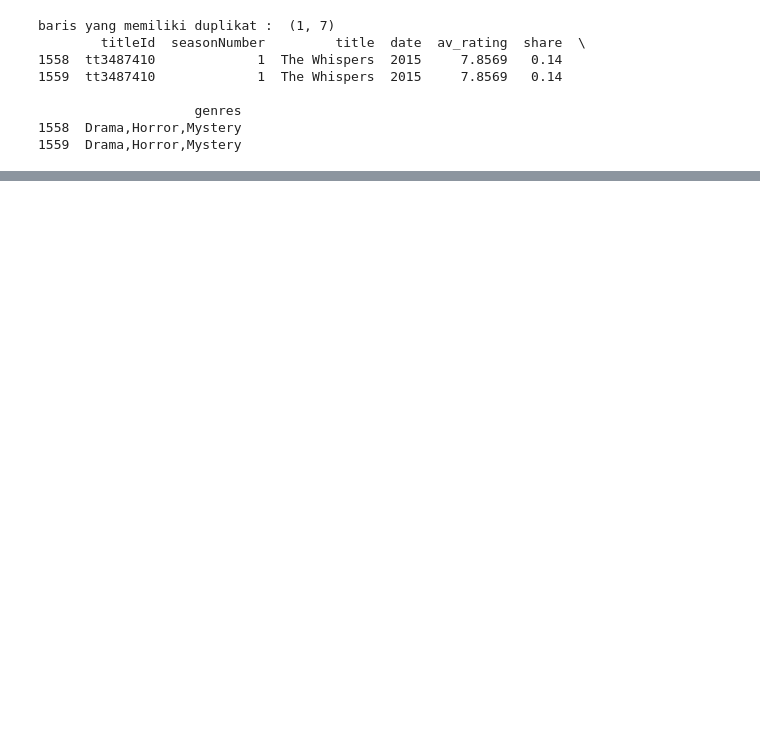
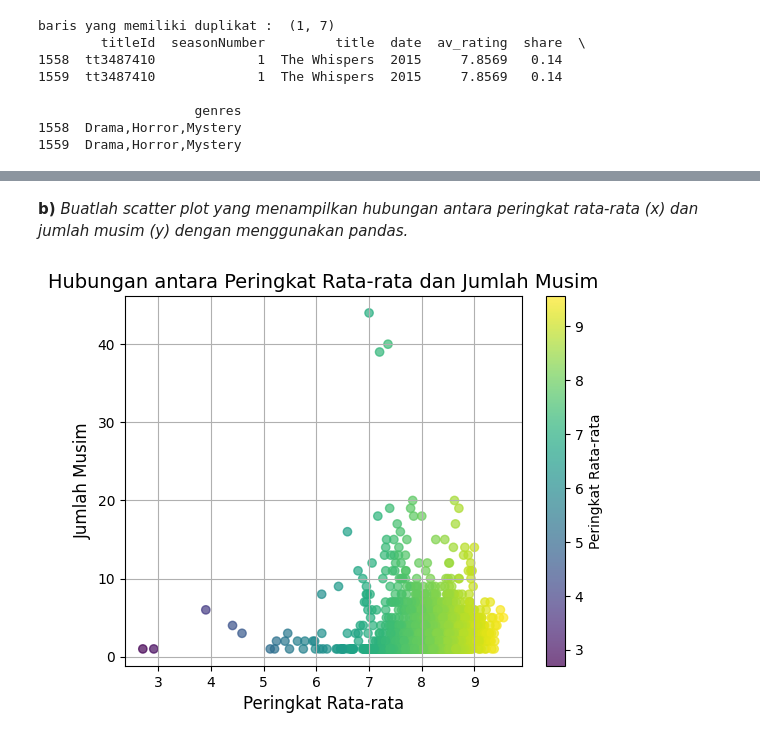
Before and after one commit to adias311/python-tv-show-analysis, a Jupyter notebook: tv_show_analysis.ipynb, the cells around one changed output, grey strips where cells are left out. Cells and saved outputs as stored; diff of their text form; code cells hidden in the pictures; blank space fills up the shorter version.

```diff
--- a/tv_show_analysis.ipynb
+++ b/tv_show_analysis.ipynb
@@ -107,0 +136,15 @@ Name: date, dtype: float64
+# %% [markdown]
+**b)**	*Buatlah scatter plot yang menampilkan hubungan antara peringkat rata-rata (x) dan jumlah musim (y) dengan menggunakan  pandas.*
+# %%
+# Scatter plot untuk rata-rata rating dan jumlah total musim
+scatter = plt.scatter(df['av_rating'], df['seasonNumber'], c=df['av_rating'], cmap='viridis', alpha=0.7)
+
+plt.colorbar(scatter, label='Peringkat Rata-rata')
+plt.title('Hubungan antara Peringkat Rata-rata dan Jumlah Musim', fontsize=14)
+plt.xlabel('Peringkat Rata-rata', fontsize=12)
+plt.ylabel('Jumlah Musim', fontsize=12)
+
+plt.grid(True)
+plt.show()
+# %% [output]
+[figure, added]
```
Also changed, not shown: parts of 5 cells of this notebook.
